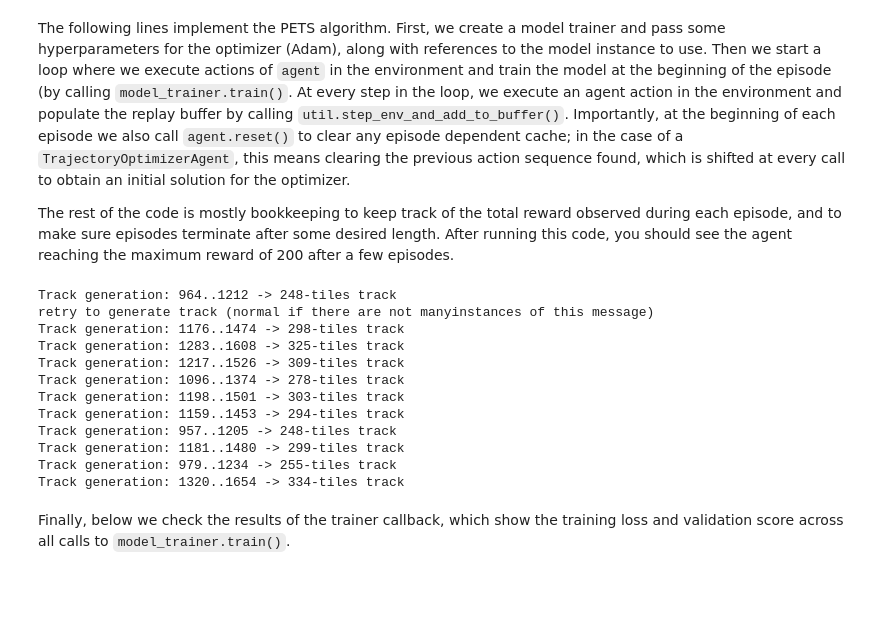
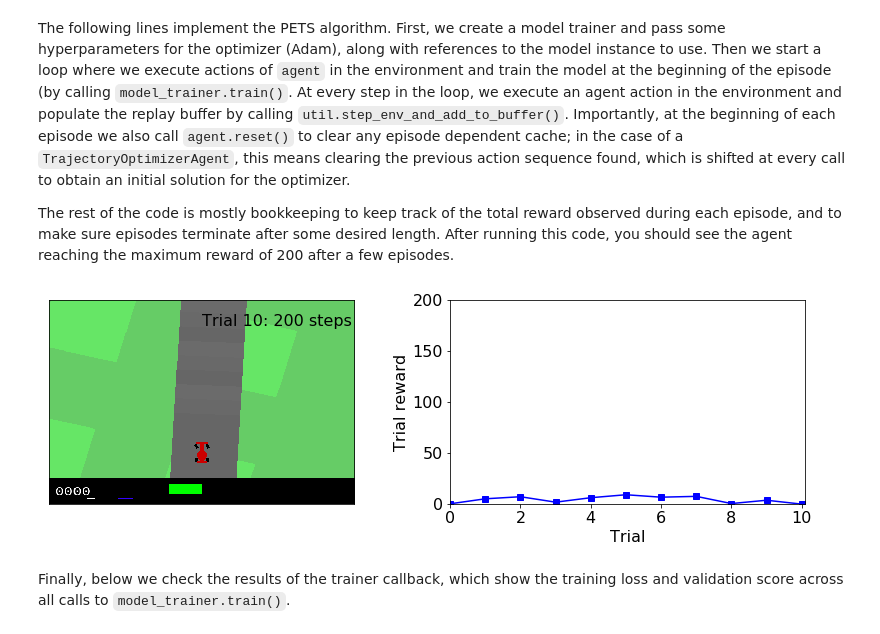
Before and after one commit to ScorcaF/mbrl-lib, a Jupyter notebook: notebooks/pets_example_v0.1.5.ipynb, the cells around one changed output. Drawn from its saved outputs; the diff is of its cells as text; code cells hidden in the pictures; blank space fills up the shorter version.

```diff
--- a/notebooks/pets_example_v0.1.5.ipynb
+++ b/notebooks/pets_example_v0.1.5.ipynb
@@ -333,8 +308,8 @@ The rest of the code is mostly bookkeeping to keep track of the total reward obs
 model_trainer = models.ModelTrainer(dynamics_model, optim_lr=1e-3, weight_decay=5e-5)
 num_trials = 10
 # Create visualization objects
-# fig, axs = plt.subplots(1, 2, figsize=(14, 3.75), gridspec_kw={"width_ratios": [1, 1]})
-# ax_text = axs[0].text(300, 50, "")
+fig, axs = plt.subplots(1, 2, figsize=(14, 3.75), gridspec_kw={"width_ratios": [1, 1]})
+ax_text = axs[0].text(300, 50, "")
 
 # Main PETS loop
 all_rewards = [0]
@@ -345,7 +320,7 @@ for trial in range(num_trials):
     done = False
     total_reward = 0.0
     steps_trial = 0
-    # update_axes(axs, env.render(mode="rgb_array"), ax_text, trial, steps_trial, all_rewards)
+    update_axes(axs, env.render(mode="rgb_array"), ax_text, trial, steps_trial, all_rewards)
     while not done:
         # --------------- Model Training -----------------
         if steps_trial == 0:
@@ -356,48 +331,36 @@ for trial in range(num_trials):
                 batch_size=cfg.overrides.model_batch_size,
                 val_ratio=cfg.overrides.validation_ratio,
                 ensemble_size=ensemble_size,
                 shuffle_each_epoch=True,
                 bootstrap_permutes=False,  # build bootstrap dataset using sampling with replacement
             )
 
             model_trainer.train(
                 dataset_train,
                 dataset_val=dataset_val,
                 num_epochs=50,
                 patience=10,
                 callback=train_callback,
             )
 
         # --- Doing env step using the agent and adding to model dataset ---
         next_obs, reward, done, _ = common_util.step_env_and_add_to_buffer(
             env, obs, agent, {}, replay_buffer)
 
-        # update_axes(
-            # axs, env.render(mode="rgb_array"), ax_text, trial, steps_trial, all_rewards)
+        update_axes(axs, env.render(mode="rgb_array"), ax_text, trial, steps_trial, all_rewards)
 
         obs = next_obs
         total_reward += reward
         steps_trial += 1
 
         if steps_trial == trial_length:
             break
 
     all_rewards.append(total_reward)
 
-# update_axes(axs, env.render(mode="rgb_array"), ax_text, trial, steps_trial, all_rewards, force_update=True)
+update_axes(axs, env.render(mode="rgb_array"), ax_text, trial, steps_trial, all_rewards, force_update=True)
 # %% [output]
-Track generation: 964..1212 -> 248-tiles track
-retry to generate track (normal if there are not manyinstances of this message)
-Track generation: 1176..1474 -> 298-tiles track
-Track generation: 1283..1608 -> 325-tiles track
-Track generation: 1217..1526 -> 309-tiles track
-Track generation: 1096..1374 -> 278-tiles track
-Track generation: 1198..1501 -> 303-tiles track
-Track generation: 1159..1453 -> 294-tiles track
-Track generation: 957..1205 -> 248-tiles track
-Track generation: 1181..1480 -> 299-tiles track
-Track generation: 979..1234 -> 255-tiles track
-Track generation: 1320..1654 -> 334-tiles track
+[figure, added]
 # %% [markdown]
 Finally, below we check the results of the trainer callback, which show the training loss and validation score across all calls to ``model_trainer.train()``.
 # %%
```
Also changed, not shown: parts of 3 cells of this notebook.
